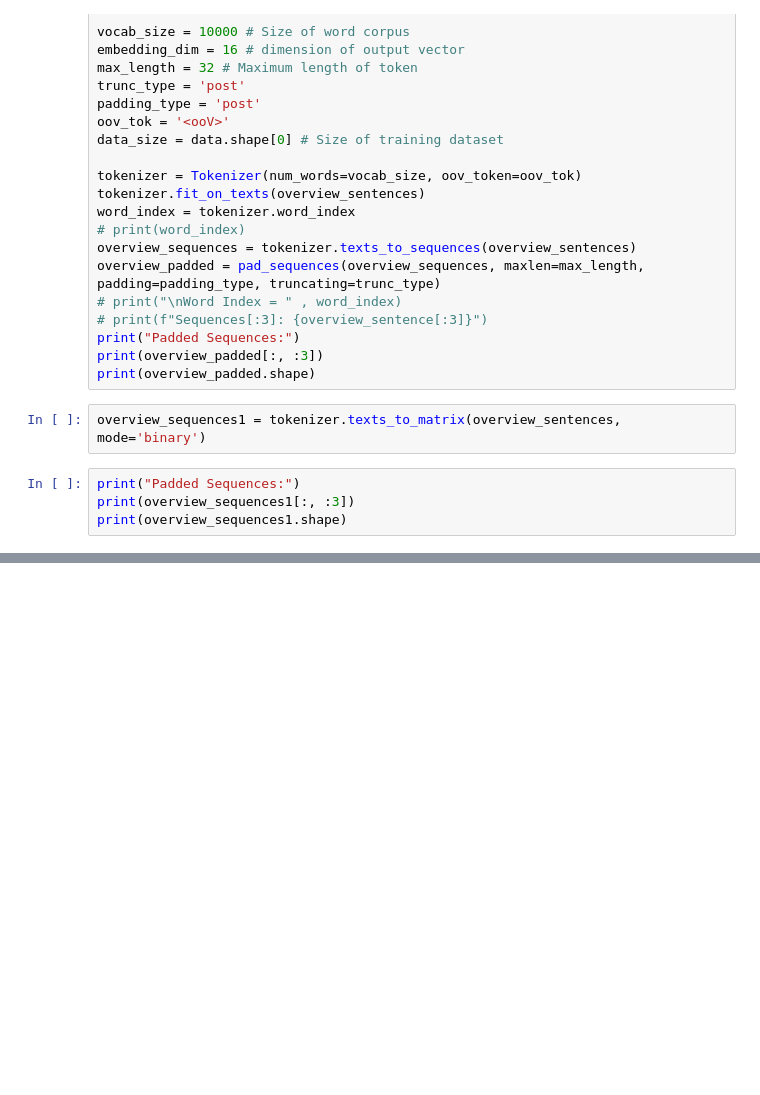
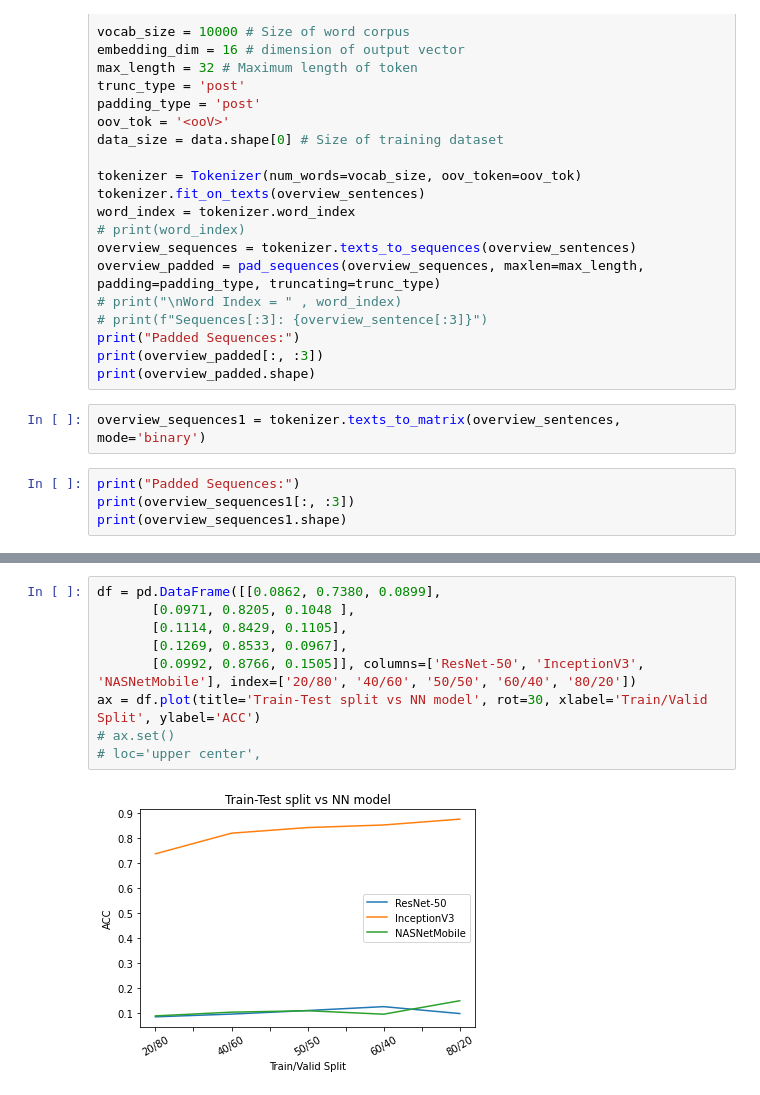
Before and after one commit to drago1234/CSE5525-Final-Project, a Jupyter notebook: quick_test.ipynb, the cells around one changed output, grey strips where cells are left out. Saved outputs shown, nothing was run; the diff lists cells and outputs as text; blank space fills up the shorter version.

```diff
--- a/quick_test.ipynb
+++ b/quick_test.ipynb
@@ -175,3 +260,14 @@ ax.bar(X, data[2], color = 'r', width = 0.25)
+# %%
+df = pd.DataFrame([[0.0862, 0.7380, 0.0899],
+       [0.0971, 0.8205, 0.1048 ],
+       [0.1114, 0.8429, 0.1105],
+       [0.1269, 0.8533, 0.0967],
+       [0.0992, 0.8766, 0.1505]], columns=['ResNet-50', 'InceptionV3', 'NASNetMobile'], index=['20/80', '40/60', '50/50', '60/40', '80/20'])
+ax = df.plot(title='Train-Test split vs NN model', rot=30, xlabel='Train/Valid Split', ylabel='ACC')
+# ax.set()
+# loc='upper center',
+# %% [output]
+[figure, added]
 # %%
 import numpy as np
 import pandas as pd
```
Also changed, not shown: parts of 31 cells of this notebook, 19 other files.
